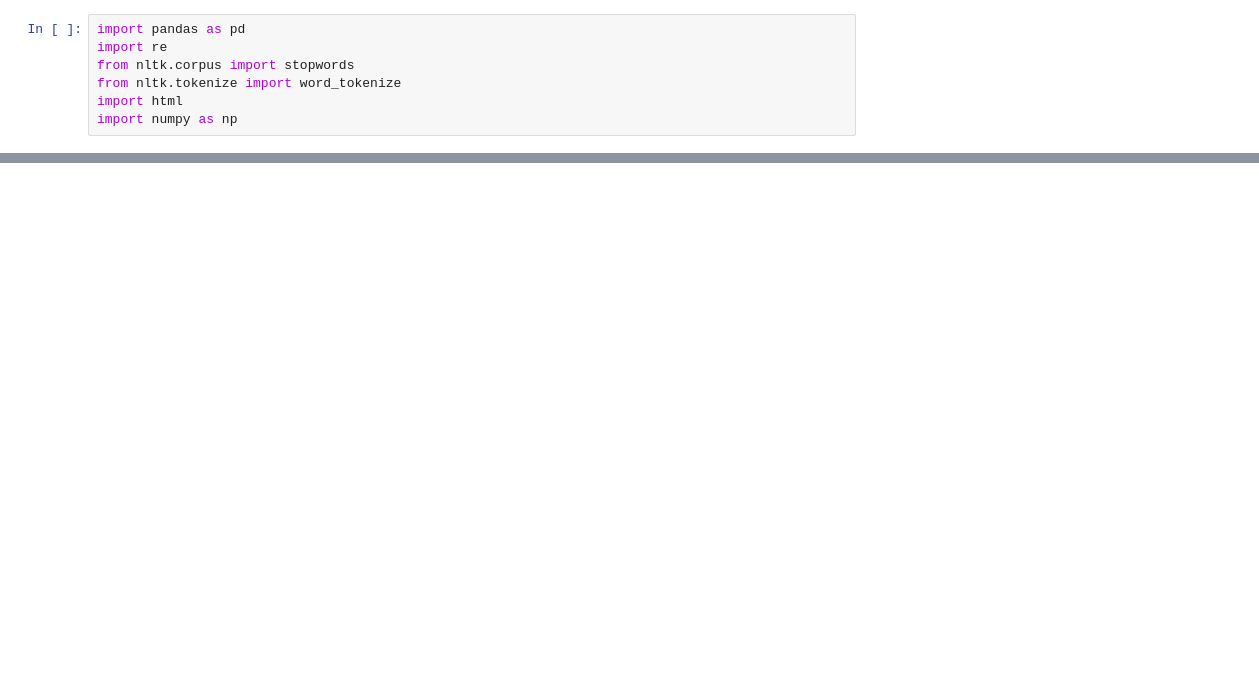
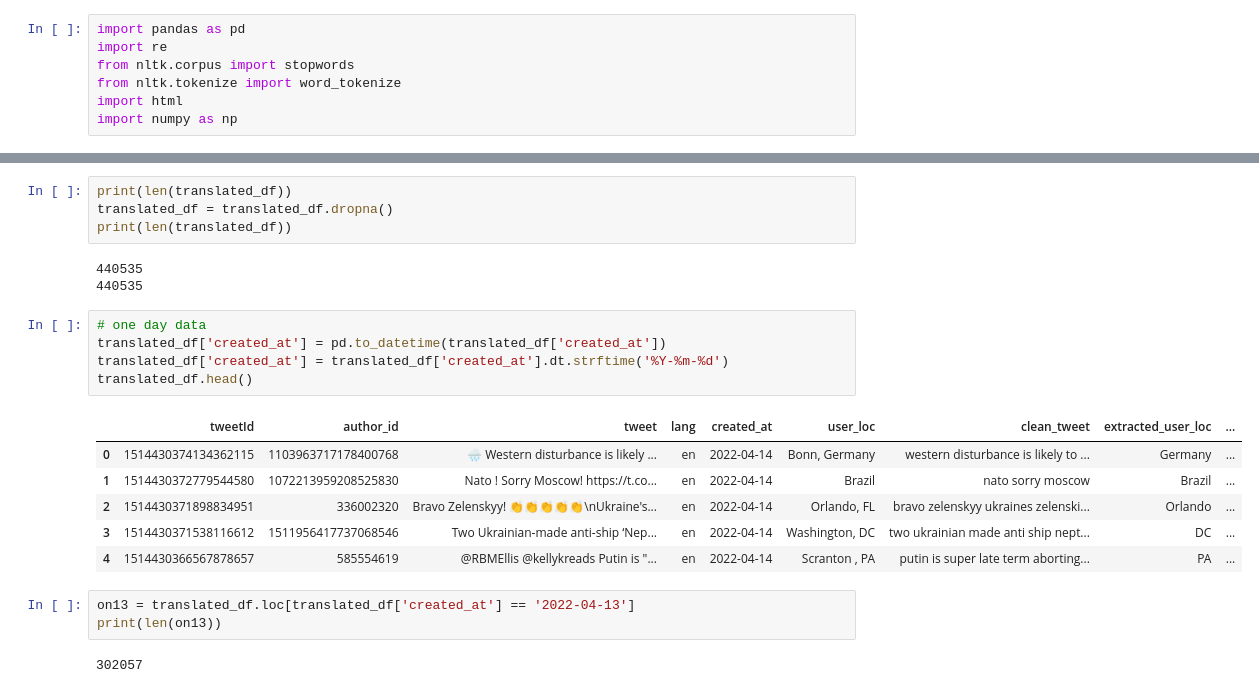
Before and after one commit to kaixuan98/EECS4080, a Jupyter notebook: data_cleaning/cleaning.ipynb, the cells around one changed output, grey strips where cells are left out. Saved outputs shown, nothing was run; the diff lists cells and outputs as text; blank space fills up the shorter version.

```diff
--- a/data_cleaning/cleaning.ipynb
+++ b/data_cleaning/cleaning.ipynb
@@ -23,0 +87,24 @@ array(['en', 'de', 'es'], dtype=object)
+# %%
+print(len(translated_df))
+translated_df = translated_df.dropna()
+print(len(translated_df))
+# %% [output]
+440535
+440535
+# %%
+# one day data
+translated_df['created_at'] = pd.to_datetime(translated_df['created_at'])
+translated_df['created_at'] = translated_df['created_at'].dt.strftime('%Y-%m-%d')
+translated_df.head()
+# %% [output]
+|  | tweetId | author_id | tweet | lang | created_at | user_loc | clean_tweet | extracted_user_loc | ... |
+| 0 | 1514430374134362115 | 1103963717178400768 | 🌧️ Western disturbance is likely ... | en | 2022-04-14 | Bonn, Germany | western disturbance is likely to ... | Germany | ... |
+| 1 | 1514430372779544580 | 1072213959208525830 | Nato ! Sorry Moscow! https://t.co... | en | 2022-04-14 | Brazil | nato sorry moscow | Brazil | ... |
+| 2 | 1514430371898834951 | 336002320 | Bravo Zelenskyy! 👏👏👏👏👏\nUkraine's... | en | 2022-04-14 | Orlando, FL | bravo zelenskyy ukraines zelenski... | Orlando | ... |
+| 3 | 1514430371538116612 | 1511956417737068546 | Two Ukrainian-made anti-ship ‘Nep... | en | 2022-04-14 | Washington, DC | two ukrainian made anti ship nept... | DC | ... |
+| 4 | 1514430366567878657 | 585554619 | @RBMEllis @kellykreads Putin is "... | en | 2022-04-14 | Scranton , PA | putin is super late term aborting... | PA | ... |
+# %%
+on13 = translated_df.loc[translated_df['created_at'] == '2022-04-13']
+print(len(on13))
+# %% [output]
+302057
```
Also changed, not shown: parts of 24 cells of this notebook, 16 other files.
